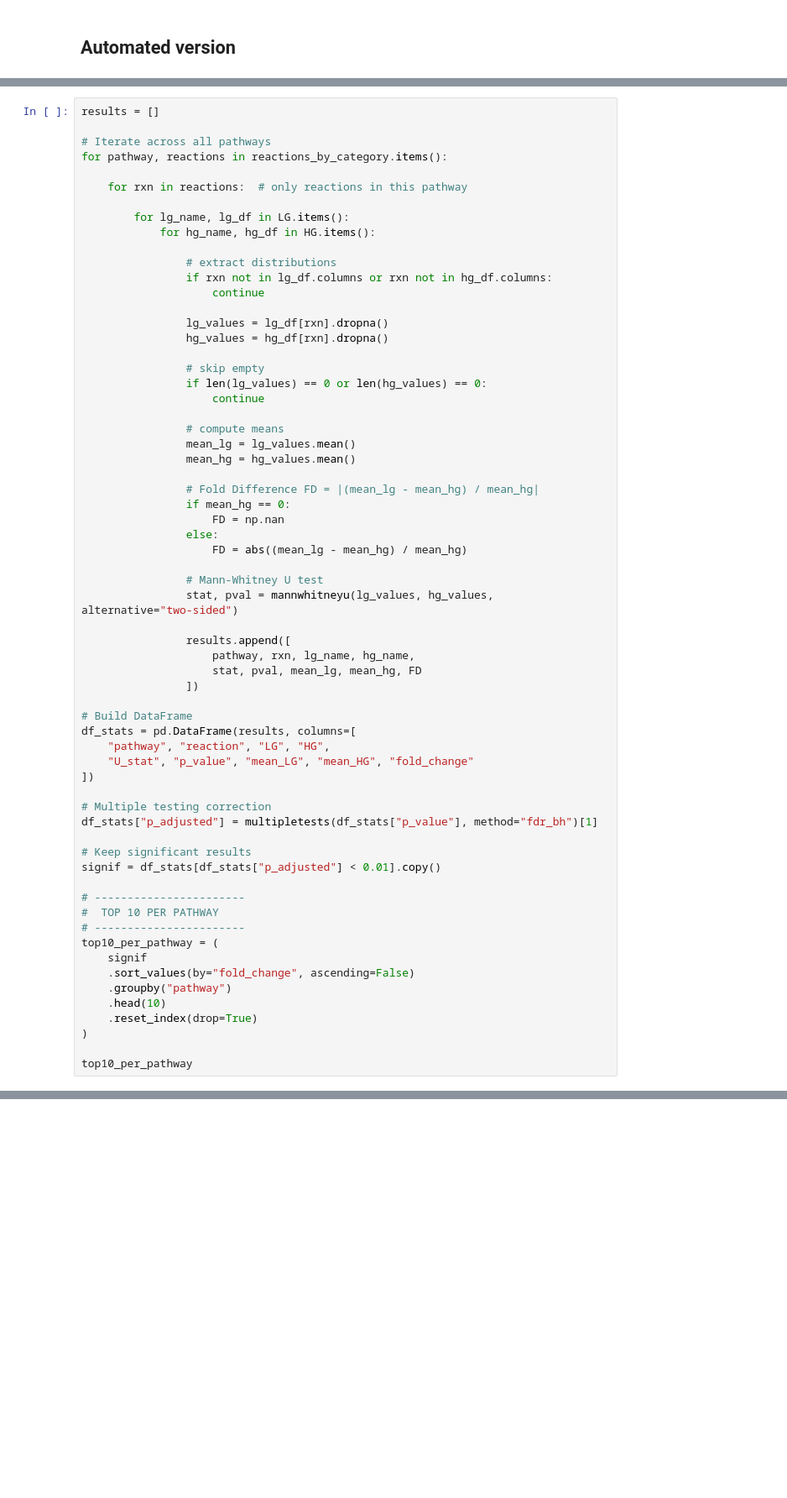
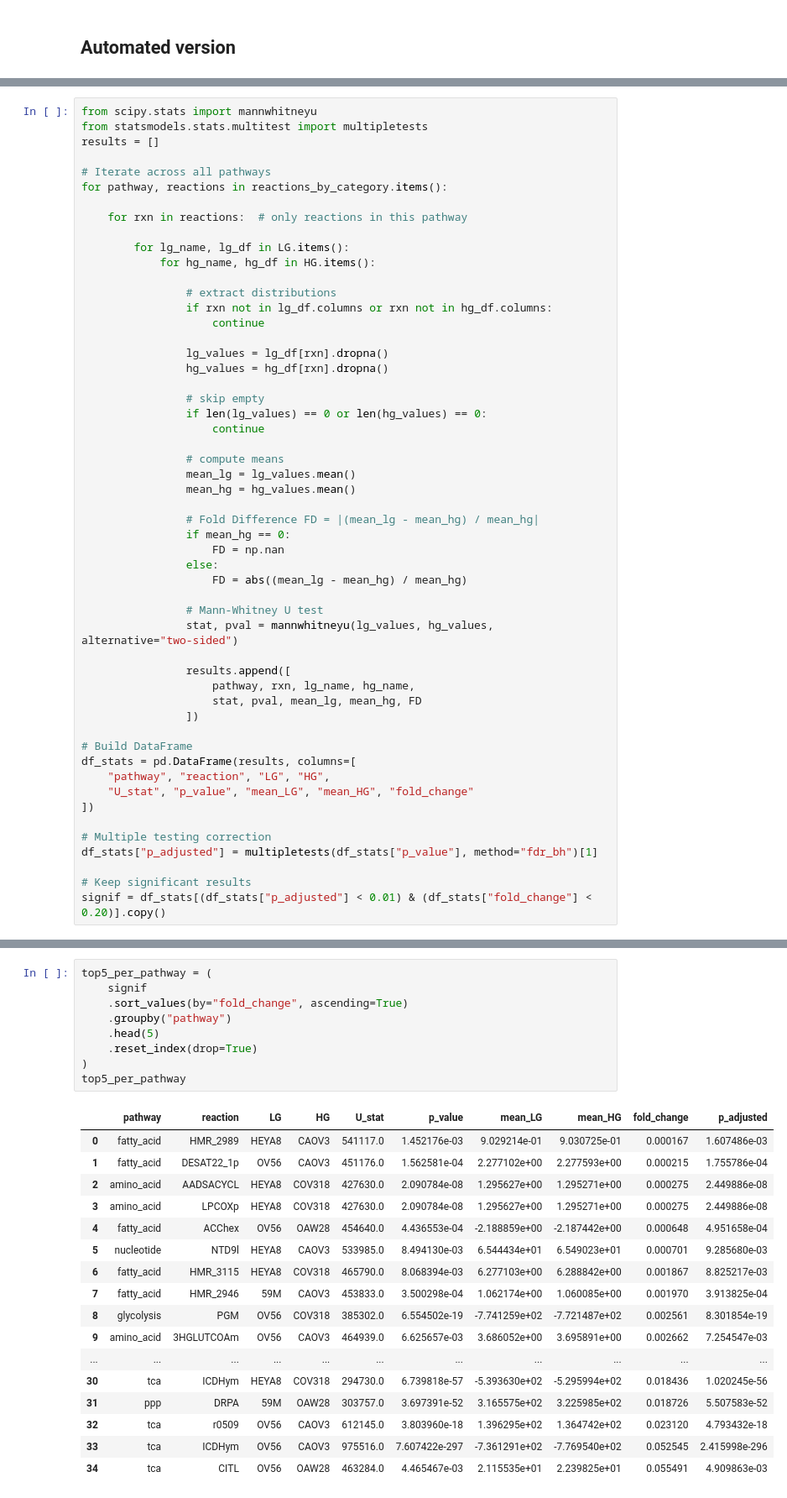
Before and after one commit to MishkaNastia/Ovarian-Cancer, a Jupyter notebook: flux_composition_anastasia.ipynb, the cells around one changed output, grey strips where cells are left out. Shown at 84% size. Drawn from its saved outputs; the diff is of its cells as text; blank space fills up the shorter version.

```diff
--- a/flux_composition_anastasia.ipynb
+++ b/flux_composition_anastasia.ipynb
@@ -467,4 +552,6 @@ Significant and substantial hits found: 231
 # %%
+from scipy.stats import mannwhitneyu
+from statsmodels.stats.multitest import multipletests
 results = []
 
 # Iterate across all pathways
@@ -514,17 +601,4 @@ df_stats = pd.DataFrame(results, columns=[
 df_stats["p_adjusted"] = multipletests(df_stats["p_value"], method="fdr_bh")[1]
 
 # Keep significant results
-signif = df_stats[df_stats["p_adjusted"] < 0.01].copy()
-
-# -----------------------
-#  TOP 10 PER PATHWAY
-# -----------------------
-top10_per_pathway = (
-    signif
-    .sort_values(by="fold_change", ascending=False)
-    .groupby("pathway")
-    .head(10)
-    .reset_index(drop=True)
-)
-
-top10_per_pathway
+signif = df_stats[(df_stats["p_adjusted"] < 0.01) & (df_stats["fold_change"] < 0.20)].copy()
@@ -544,0 +605,27 @@ top10_per_pathway
+# %%
+top5_per_pathway = (
+    signif
+    .sort_values(by="fold_change", ascending=True)
+    .groupby("pathway")
+    .head(5)
+    .reset_index(drop=True)
+)
+top5_per_pathway
+# %% [output]
+|  | pathway | reaction | LG | HG | U_stat | p_value | mean_LG | mean_HG | fold_change | p_adjusted |
+| 0 | fatty_acid | HMR_2989 | HEYA8 | CAOV3 | 541117.0 | 1.452176e-03 | 9.029214e-01 | 9.030725e-01 | 0.000167 | 1.607486e-03 |
+| 1 | fatty_acid | DESAT22_1p | OV56 | CAOV3 | 451176.0 | 1.562581e-04 | 2.277102e+00 | 2.277593e+00 | 0.000215 | 1.755786e-04 |
+| 2 | amino_acid | AADSACYCL | HEYA8 | COV318 | 427630.0 | 2.090784e-08 | 1.295627e+00 | 1.295271e+00 | 0.000275 | 2.449886e-08 |
+| 3 | amino_acid | LPCOXp | HEYA8 | COV318 | 427630.0 | 2.090784e-08 | 1.295627e+00 | 1.295271e+00 | 0.000275 | 2.449886e-08 |
+| 4 | fatty_acid | ACChex | OV56 | OAW28 | 454640.0 | 4.436553e-04 | -2.188859e+00 | -2.187442e+00 | 0.000648 | 4.951658e-04 |
+| 5 | nucleotide | NTD9l | HEYA8 | CAOV3 | 533985.0 | 8.494130e-03 | 6.544434e+01 | 6.549023e+01 | 0.000701 | 9.285680e-03 |
+| 6 | fatty_acid | HMR_3115 | HEYA8 | COV318 | 465790.0 | 8.068394e-03 | 6.277103e+00 | 6.288842e+00 | 0.001867 | 8.825217e-03 |
+| 7 | fatty_acid | HMR_2946 | 59M | CAOV3 | 453833.0 | 3.500298e-04 | 1.062174e+00 | 1.060085e+00 | 0.001970 | 3.913825e-04 |
+| 8 | glycolysis | PGM | OV56 | COV318 | 385302.0 | 6.554502e-19 | -7.741259e+02 | -7.721487e+02 | 0.002561 | 8.301854e-19 |
+| 9 | amino_acid | 3HGLUTCOAm | OV56 | CAOV3 | 464939.0 | 6.625657e-03 | 3.686052e+00 | 3.695891e+00 | 0.002662 | 7.254547e-03 |
+| ... | ... | ... | ... | ... | ... | ... | ... | ... | ... | ... |
+| 30 | tca | ICDHym | HEYA8 | COV318 | 294730.0 | 6.739818e-57 | -5.393630e+02 | -5.295994e+02 | 0.018436 | 1.020245e-56 |
+| 31 | ppp | DRPA | 59M | OAW28 | 303757.0 | 3.697391e-52 | 3.165575e+02 | 3.225985e+02 | 0.018726 | 5.507583e-52 |
+| 32 | tca | r0509 | OV56 | CAOV3 | 612145.0 | 3.803960e-18 | 1.396295e+02 | 1.364742e+02 | 0.023120 | 4.793432e-18 |
+| 33 | tca | ICDHym | OV56 | CAOV3 | 975516.0 | 7.607422e-297 | -7.361291e+02 | -7.769540e+02 | 0.052545 | 2.415998e-296 |
+| 34 | tca | CITL | OV56 | OAW28 | 463284.0 | 4.465467e-03 | 2.115535e+01 | 2.239825e+01 | 0.055491 | 4.909863e-03 |
```
Also changed, not shown: parts of 6 cells of this notebook, 1 other file.
